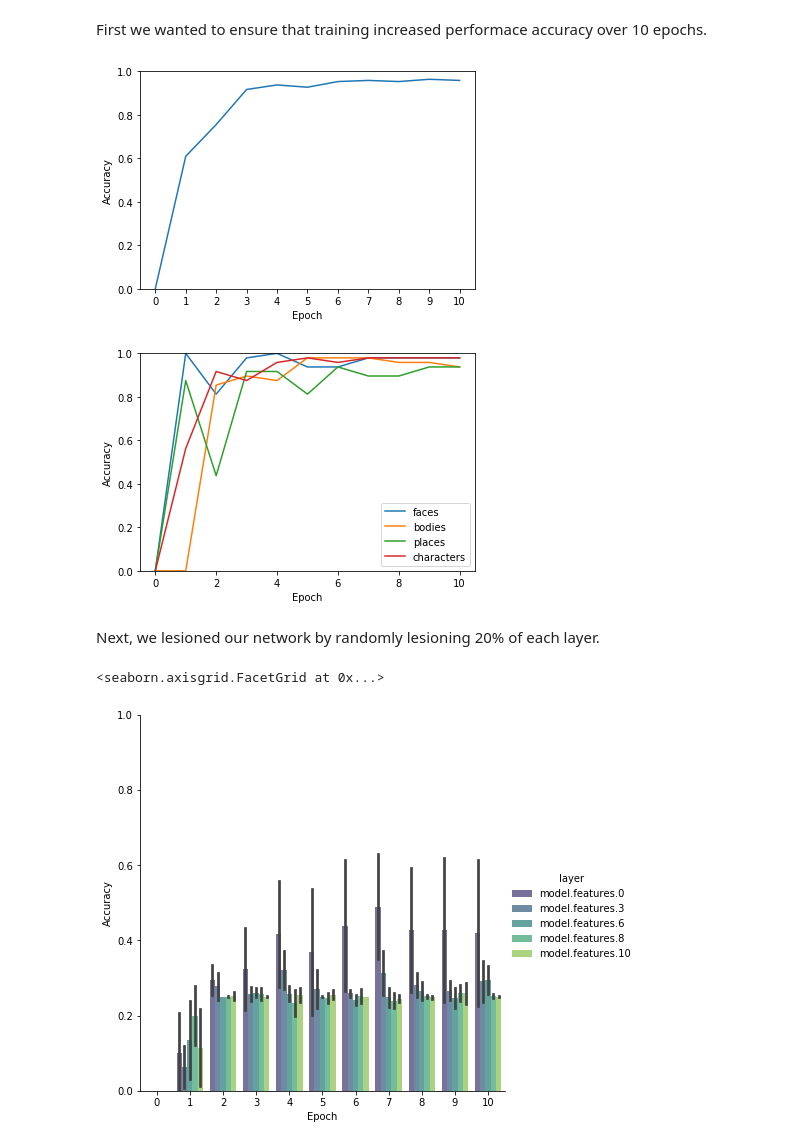
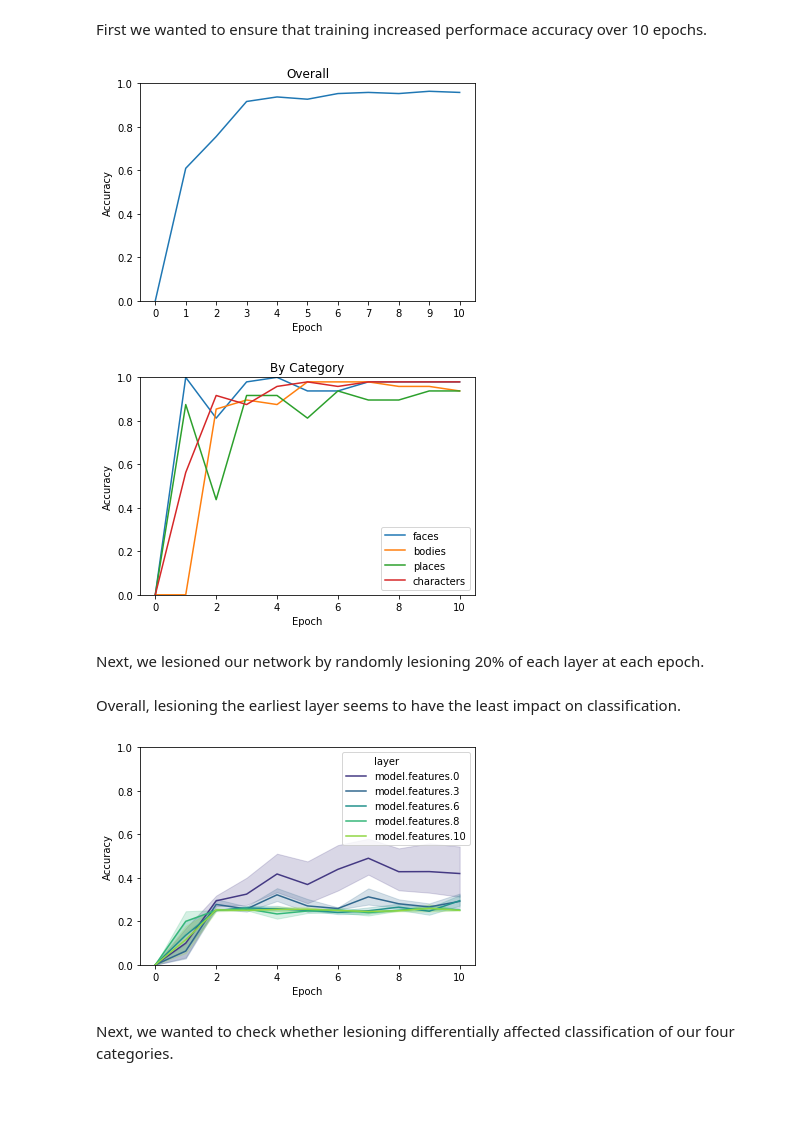
Before and after one commit to violetxi/PSYCH250FinalProject, a Jupyter notebook: writeup/writeup.ipynb, the cells around one changed output. Drawn from its saved outputs; the diff is of its cells as text; code cells hidden in the pictures; blank space fills up the shorter version.

Commit message:
updated visualizations

```diff
--- a/writeup/writeup.ipynb
+++ b/writeup/writeup.ipynb
@@ -24,37 +24,39 @@ accuracy = epoch_overall.accuracy[1:12]
 plt.plot(epoch, accuracy)
 
 plt.xlabel('Epoch')
 plt.ylabel('Accuracy')
+plt.title('Overall')
 plt.ylim(0, 1)
 
 # plot the results by category
 
 # first transpose data frame to make it easier work with
 df = pd.DataFrame(epoch_by_label)
 df = df.T
 header_row = 0
 df.columns = df.iloc[header_row]
 df = df.reset_index(drop=True)
 df = df.drop(header_row)
 df = df.reset_index(drop=True)
 
 # now we will plot accuracy by epoch for each category
 labels = ["faces","bodies","places","characters"]
 
 fig, ax = plt.subplots()
 for i in labels:
     epoch = [*range(0,11,1)] # epochs on x axis
     accuracy = df[i][1:12] # ignore untrained for now
     ax.plot(epoch,accuracy)
     ax.set_xlabel('Epoch')
     ax.set_ylabel('Accuracy')
+    ax.set_title('By Category')
     ax.set_ylim(0, 1)
     ax.legend()
 # %% [output]
-[figure, old version]
+[figure, new version]
-[figure, old version]
+[figure, new version]
 # %% [markdown]
-Next, we lesioned our network by randomly lesioning 20% of each layer.
+Next, we lesioned our network by randomly lesioning 20% of each layer at each epoch.
 # %%
 # make a dictionary with all of the data
 
@@ -78,11 +84,11 @@ for i in range(11):
+# %% [markdown]
+Overall, lesioning the earliest layer seems to have the least impact on classification.
 # %%
-g = sns.catplot(
-    data=lesion_overall, kind="bar",
-    x="epoch", y="accuracy", hue="layer",
-    ci="sd", palette="viridis", alpha=.75, height=6
-)
-g.set_axis_labels("Epoch", "Accuracy")
-g.set(ylim=(0, 1))
+ax = sns.lineplot(x="epoch", y="accuracy",
+                 hue="layer", palette="viridis",
+                 data=lesion_overall)
+ax.set(xlabel='Epoch', ylabel='Accuracy')
+ax.set(ylim = (0,1))
+plt.show()
 # %% [output]
-<seaborn.axisgrid.FacetGrid at 0x...>
-[figure, old version]
+[figure, new version]
@@ -104,3 +109,5 @@ for i in range(11): #epochs
 # %%
 lesion_by_cat = pd.DataFrame(data, columns=['epoch', 'exp', 'layer','label','accuracy'])
+# %% [markdown]
+Next, we wanted to check whether lesioning differentially affected classification of our four categories.
 # %%
```
Also changed, not shown: parts of 7 cells of this notebook.
